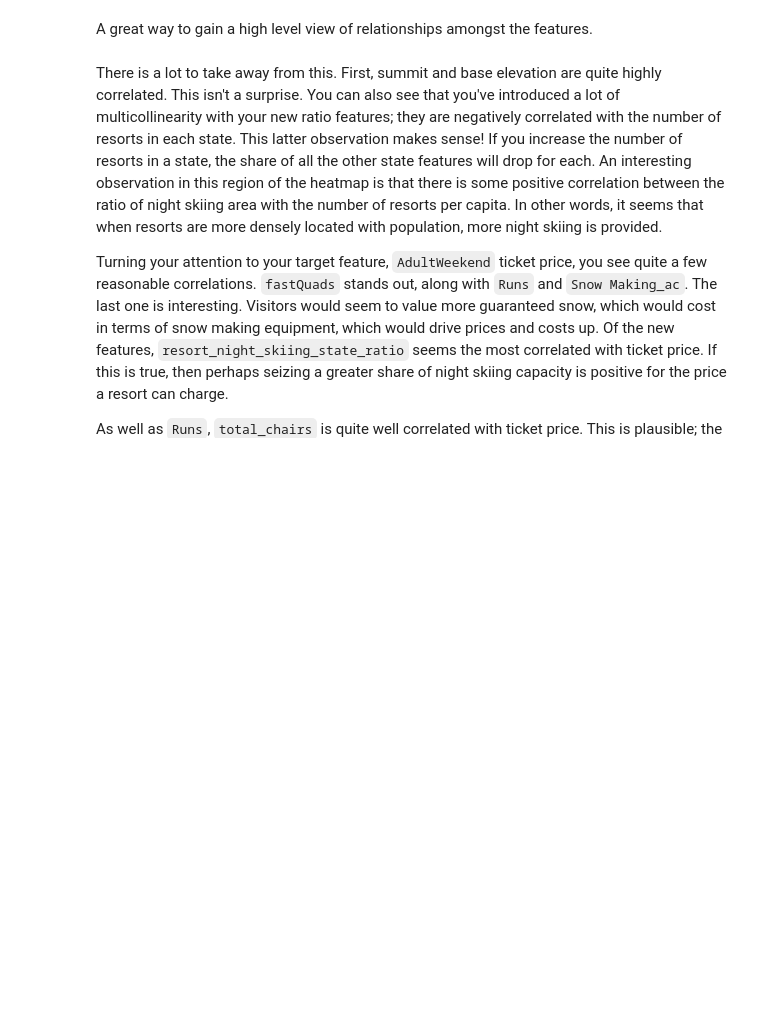
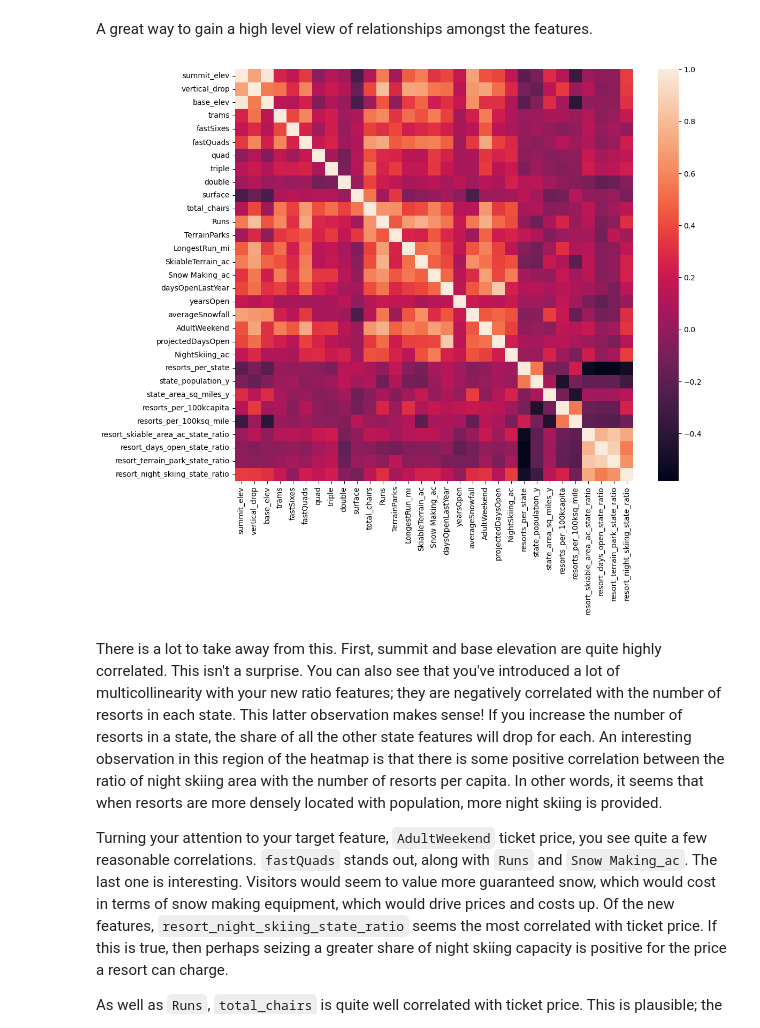
Before and after one commit to pascal-inboxes1b/DataScienceGuidedCapstone, a Jupyter notebook: Notebooks/03_exploratory_data_analysis.ipynb, the cells around one changed output. Drawn from its saved outputs; the diff is of its cells as text; code cells hidden in the pictures; blank space fills up the shorter version.

```diff
--- a/Notebooks/03_exploratory_data_analysis.ipynb
+++ b/Notebooks/03_exploratory_data_analysis.ipynb
@@ -760,9 +785,14 @@ A great way to gain a high level view of relationships amongst the features.
 # %%
 #Code task 12#
 #Show a seaborn heatmap of correlations in ski_data
 #Hint: call pandas' `corr()` method on `ski_data` and pass that into `sns.heatmap`
+#JF Note: error: ValueError: could not convert string to float: 'Alyeska Resort'.
+#JF Note: added (numeric_only=True)
+#ski_data.head().T
 plt.subplots(figsize=(12,10))
-sns.___(ski_data.___);
+sns.heatmap(ski_data.corr(numeric_only=True));
+# %% [output]
+[figure, added]
 # %% [markdown]
 There is a lot to take away from this. First, summit and base elevation are quite highly correlated. This isn't a surprise. You can also see that you've introduced a lot of multicollinearity with your new ratio features; they are negatively correlated with the number of resorts in each state. This latter observation makes sense! If you increase the number of resorts in a state, the share of all the other state features will drop for each. An interesting observation in this region of the heatmap is that there is some positive correlation between the ratio of night skiing area with the number of resorts per capita. In other words, it seems that when resorts are more densely located with population, more night skiing is provided.
 
```
Also changed, not shown: parts of 9 cells of this notebook, 1 other file.
